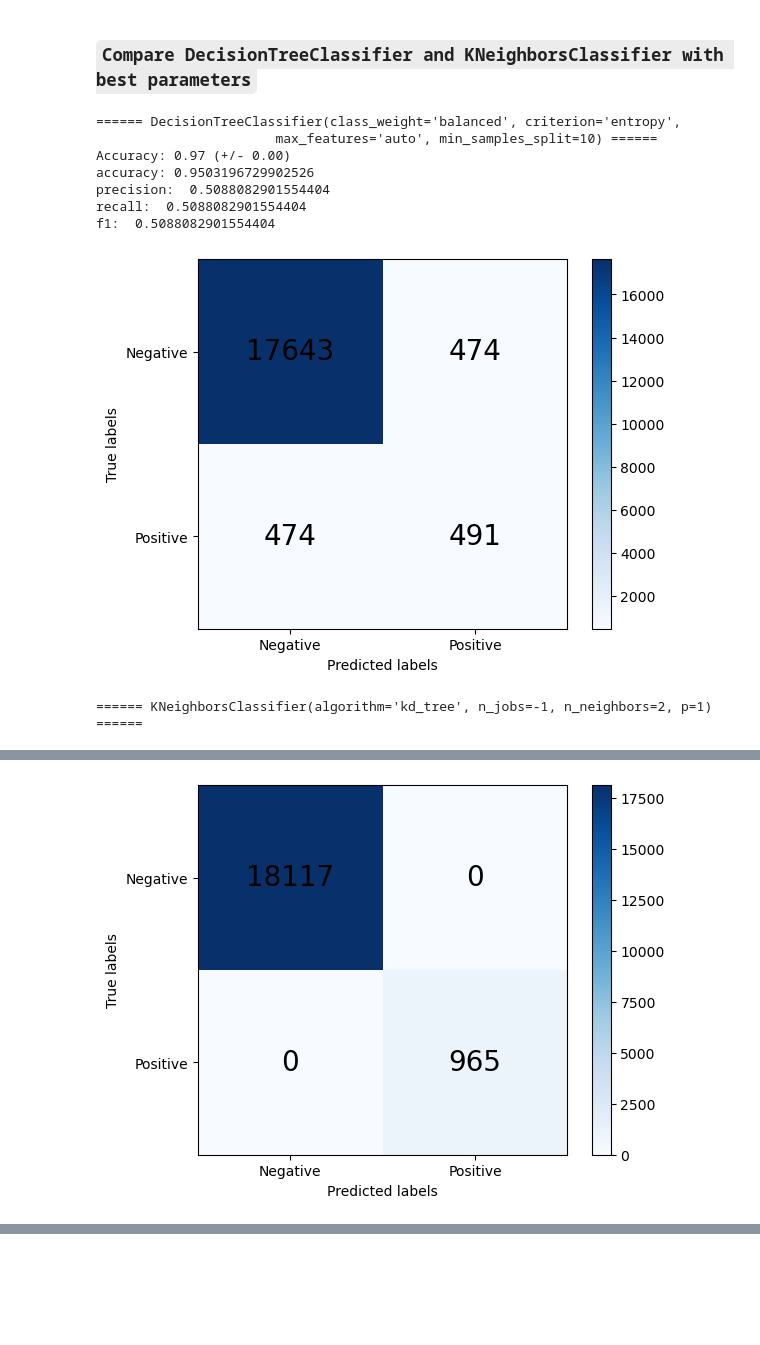
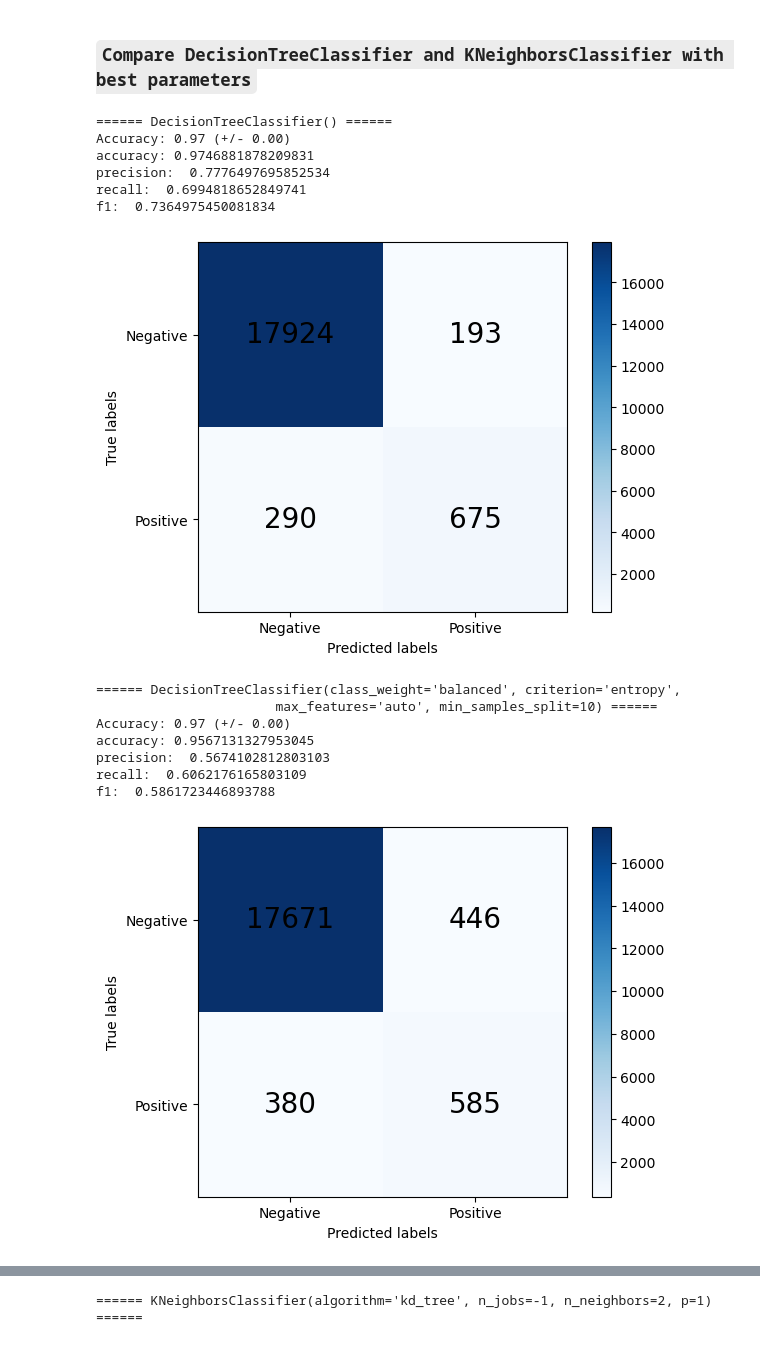
Before and after one commit to fabio1623/lab-case-regression, a Jupyter notebook: solution.ipynb, the cells around one changed output, grey strips where cells are left out. Drawn from its saved outputs; the diff is of its cells as text; code cells hidden in the pictures; blank space fills up the shorter version.

```diff
--- a/solution.ipynb
+++ b/solution.ipynb
@@ -25,3 +35,9 @@ print(f"Targets shape: {targets.shape}")
 Numericals shape: (95412, 13)
 Categoricals shape: (95410, 22)
 Targets shape: (95412, 2)
+# %%
+numericals = numericals.drop('Unnamed: 0', axis=1)
+categoricals = categoricals.drop('Unnamed: 0', axis=1)
+
+print(f"Numericals shape: {numericals.shape}")
+print(f"Categoricals shape: {categoricals.shape}")
@@ -379,18 +316,26 @@ grid_search_k_neighbors_classifier.best_score_
 ### `Compare DecisionTreeClassifier and KNeighborsClassifier with best parameters`
 # %%
 classification_models_to_test_oversampled = [
-    DecisionTreeClassifier(class_weight='balanced', criterion='entropy', max_depth=None, max_features='auto', min_samples_leaf=1, min_samples_split=10, splitter='best'),
+    DecisionTreeClassifier(),
+    DecisionTreeClassifier(class_weight='balanced', criterion='entropy', max_features='auto', min_samples_split=10),
+    DecisionTreeClassifier(class_weight='balanced', criterion='gini', max_depth=None, max_features='auto', min_samples_leaf=1, min_samples_split=2, splitter='best'),
     KNeighborsClassifier(algorithm='kd_tree', n_neighbors=2, p=1, weights='uniform', n_jobs=-1)
 ]
 
-compare_models(models=classification_models_to_test_oversampled, should_oversample=True)
+results = compare_models(models=classification_models_to_test_oversampled, should_oversample=True)
 # %% [output]
-====== DecisionTreeClassifier(class_weight='balanced', criterion='entropy',
-                       max_features='auto', min_samples_split=10) ======
+====== DecisionTreeClassifier() ======
 Accuracy: 0.97 (+/- 0.00)
-accuracy: 0.9503196729902526
-precision:  0.5088082901554404
-recall:  0.5088082901554404
-f1:  0.5088082901554404
+accuracy: 0.9746881878209831
+precision:  0.7776497695852534
+recall:  0.6994818652849741
+f1:  0.7364975450081834
-[figure, old version]
+[figure, new version]
-====== KNeighborsClassifier(algorithm='kd_tree', n_jobs=-1, n_neighbors=2, p=1) ======
+====== DecisionTreeClassifier(class_weight='balanced', criterion='entropy',
+                       max_features='auto', min_samples_split=10) ======
+Accuracy: 0.97 (+/- 0.00)
+accuracy: 0.9567131327953045
+precision:  0.5674102812803103
+recall:  0.6062176165803109
+f1:  0.5861723446893788
+[figure, new version]
@@ -402 +347,0 @@ f1:  1.0
-[figure, old version]
@@ -402,0 +349 @@ f1:  1.0
+====== KNeighborsClassifier(algorithm='kd_tree', n_jobs=-1, n_neighbors=2, p=1) ======
```
Also changed, not shown: parts of 97 cells of this notebook, 1 other file.
